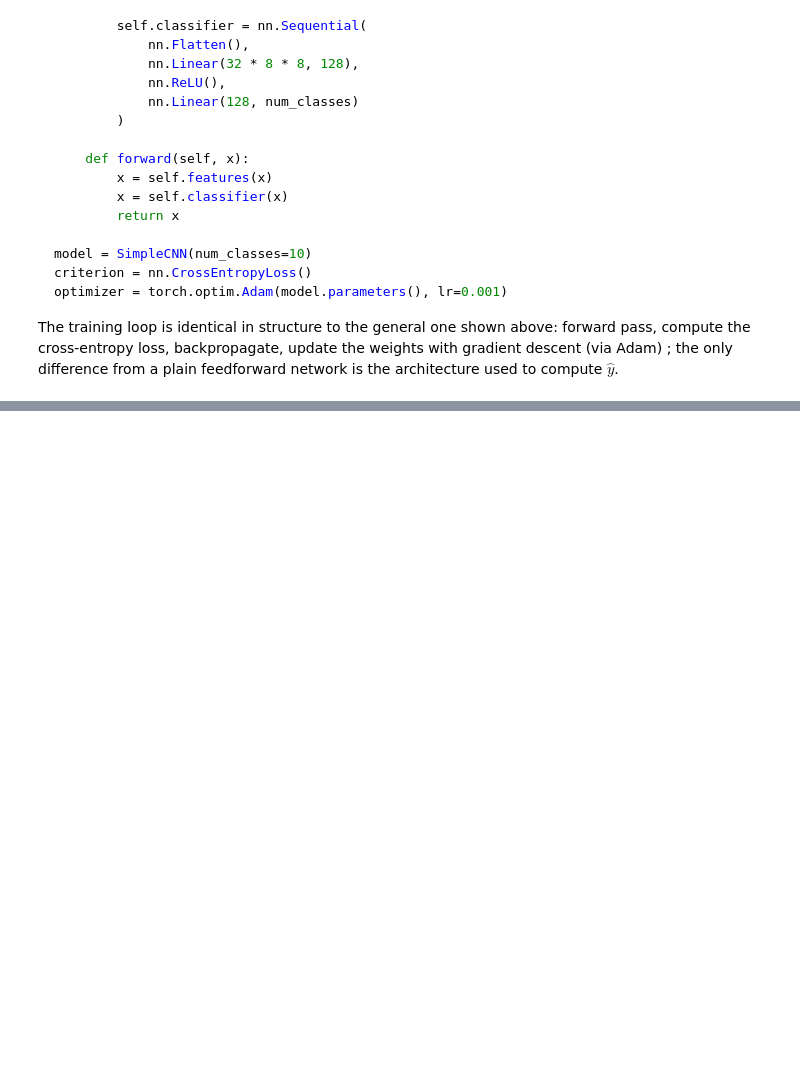
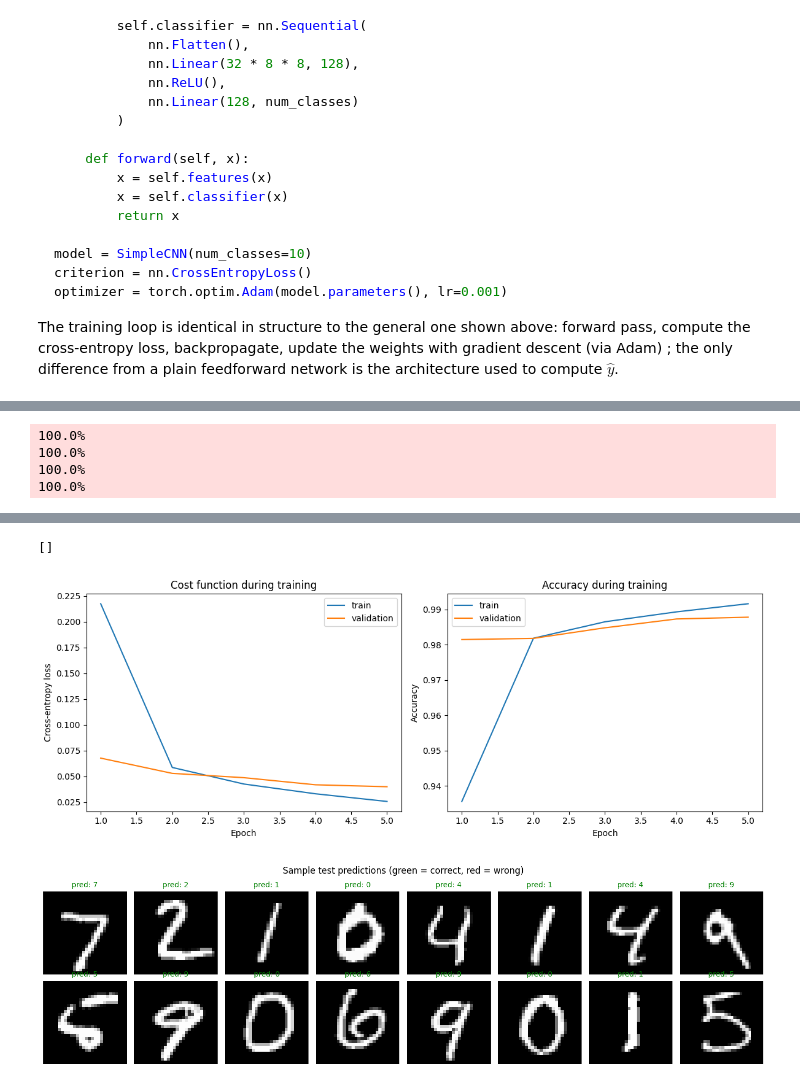
Before and after one commit to JanAHLBORN/Neural-network-theory-and-experimentation, a Jupyter notebook: Introduction_to_ML.ipynb, the cells around one changed output, grey strips where cells are left out. Drawn from its saved outputs; the diff is of its cells as text; code cells hidden in the pictures; blank space fills up the shorter version.

Commit message:
Full MNIST CNN

```diff
--- a/Introduction_to_ML.ipynb
+++ b/Introduction_to_ML.ipynb
@@ -1539,8 +1535,7 @@ axes[1].set_title("Accuracy during training")
 axes[1].legend()
 
 plt.tight_layout()
-plt.savefig("mnist_training_curves.png", dpi=150)
-print("Saved training curves to mnist_training_curves.png")
+plt.plot()
 
 # Show a handful of test predictions
 model.eval()
@@ -1557,5 +1552,9 @@ for i, ax in enumerate(axes.flat):
     ax.axis("off")
 plt.suptitle("Sample test predictions (green = correct, red = wrong)")
 plt.tight_layout()
-plt.savefig("mnist_sample_predictions.png", dpi=150)
-print("Saved sample predictions to mnist_sample_predictions.png")
+plt.plot()
+# %% [output]
+100.0%
+100.0%
+100.0%
+100.0%
@@ -1561,0 +1569,3 @@ print("Saved sample predictions to mnist_sample_predictions.png")
+[]
+[figure, added]
+[figure, added]
```
Also changed, not shown: parts of 4 cells of this notebook, 9 other files.
